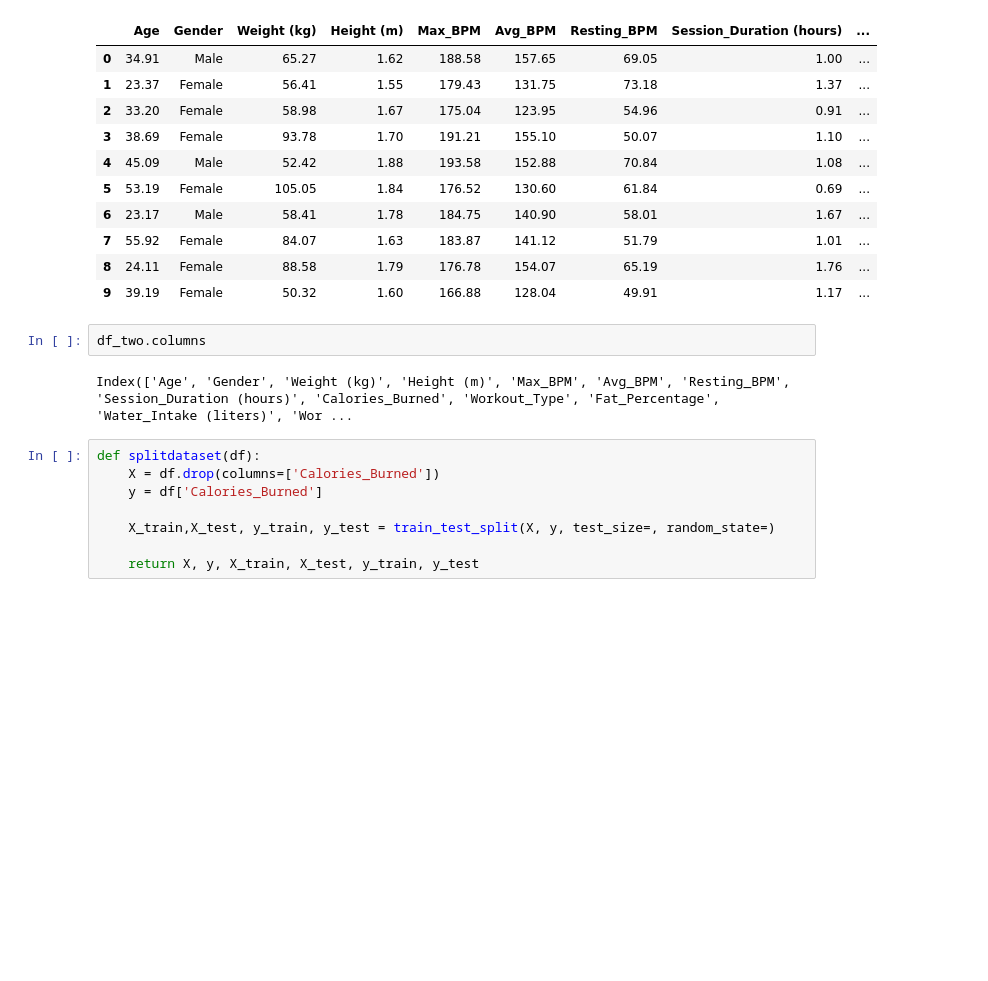
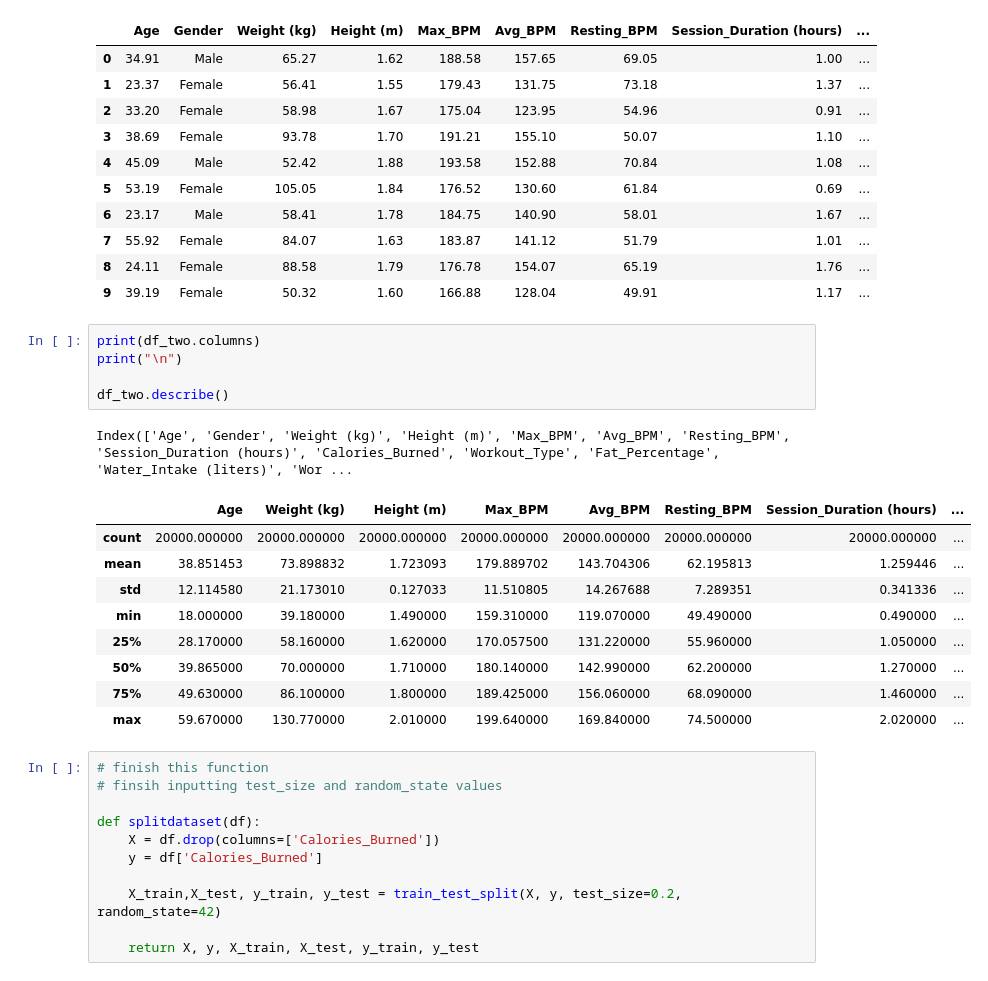
Before and after one commit to rmunozcuevas/datamining, a Jupyter notebook: project_three/regression.ipynb, the cells around one changed output. Saved outputs shown, nothing was run; the diff lists cells and outputs as text; blank space fills up the shorter version.

```diff
--- a/project_three/regression.ipynb
+++ b/project_three/regression.ipynb
@@ -47,14 +47,29 @@ df_two.head(10)
 | 8 | 24.11 | Female | 88.58 | 1.79 | 176.78 | 154.07 | 65.19 | 1.76 | ... |
 | 9 | 39.19 | Female | 50.32 | 1.60 | 166.88 | 128.04 | 49.91 | 1.17 | ... |
 # %%
-df_two.columns
+print(df_two.columns)
+print("\n")
+
+df_two.describe()
 # %% [output]
 Index(['Age', 'Gender', 'Weight (kg)', 'Height (m)', 'Max_BPM', 'Avg_BPM', 'Resting_BPM', 'Session_Duration (hours)', 'Calories_Burned', 'Workout_Type', 'Fat_Percentage', 'Water_Intake (liters)', 'Wor ...
+|  | Age | Weight (kg) | Height (m) | Max_BPM | Avg_BPM | Resting_BPM | Session_Duration (hours) | ... |
+| count | 20000.000000 | 20000.000000 | 20000.000000 | 20000.000000 | 20000.000000 | 20000.000000 | 20000.000000 | ... |
+| mean | 38.851453 | 73.898832 | 1.723093 | 179.889702 | 143.704306 | 62.195813 | 1.259446 | ... |
+| std | 12.114580 | 21.173010 | 0.127033 | 11.510805 | 14.267688 | 7.289351 | 0.341336 | ... |
+| min | 18.000000 | 39.180000 | 1.490000 | 159.310000 | 119.070000 | 49.490000 | 0.490000 | ... |
+| 25% | 28.170000 | 58.160000 | 1.620000 | 170.057500 | 131.220000 | 55.960000 | 1.050000 | ... |
+| 50% | 39.865000 | 70.000000 | 1.710000 | 180.140000 | 142.990000 | 62.200000 | 1.270000 | ... |
+| 75% | 49.630000 | 86.100000 | 1.800000 | 189.425000 | 156.060000 | 68.090000 | 1.460000 | ... |
+| max | 59.670000 | 130.770000 | 2.010000 | 199.640000 | 169.840000 | 74.500000 | 2.020000 | ... |
 # %%
+# finish this function
+# finsih inputting test_size and random_state values
+
 def splitdataset(df):
     X = df.drop(columns=['Calories_Burned'])
     y = df['Calories_Burned']
 
-    X_train,X_test, y_train, y_test = train_test_split(X, y, test_size=, random_state=)
+    X_train,X_test, y_train, y_test = train_test_split(X, y, test_size=0.2, random_state=42)
 
     return X, y, X_train, X_test, y_train, y_test
```
Also changed, not shown: parts of 2 cells of this notebook, 1 other file.
